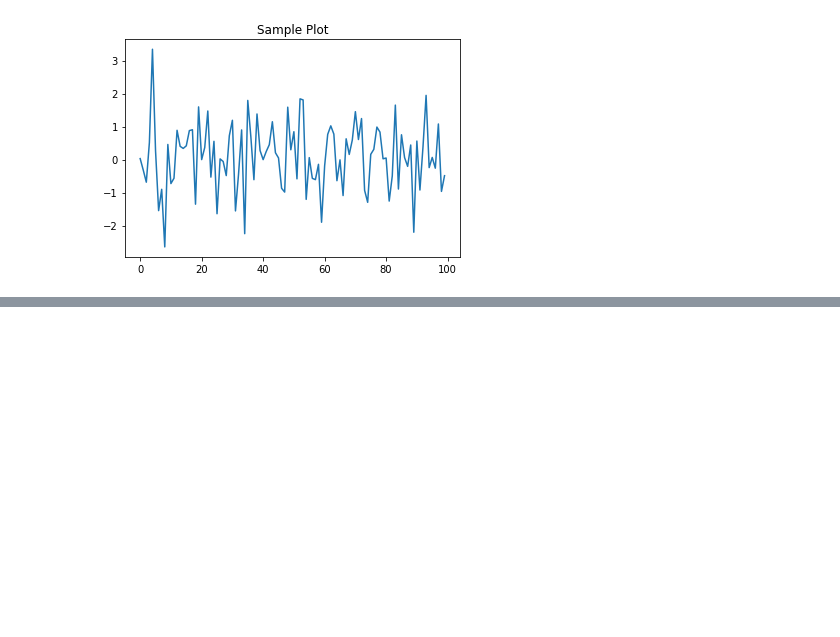
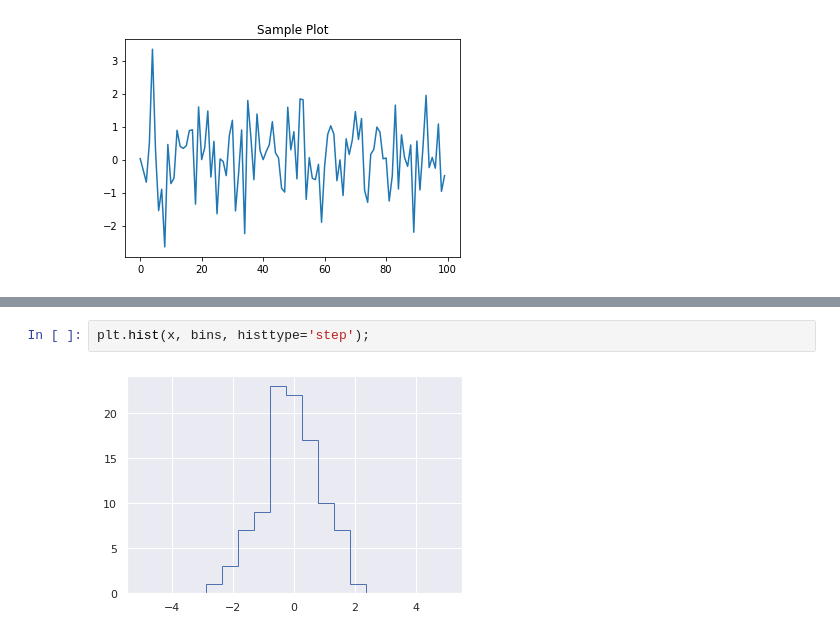
Before and after one commit to v3nkat0ps/HW01_ITS83642, a Jupyter notebook: HW01_Venkatesh_Ankarla_Sri_Ramuloo.ipynb, the cells around one changed output, grey strips where cells are left out. Drawn from its saved outputs; the diff is of its cells as text; blank space fills up the shorter version.

```diff
--- a/HW01_Venkatesh_Ankarla_Sri_Ramuloo.ipynb
+++ b/HW01_Venkatesh_Ankarla_Sri_Ramuloo.ipynb
@@ -116,0 +269,4 @@ plt.show()
+# %%
+plt.hist(x, bins, histtype='step');
+# %% [output]
+[figure, added]
```
Also changed, not shown: parts of 49 cells of this notebook.
